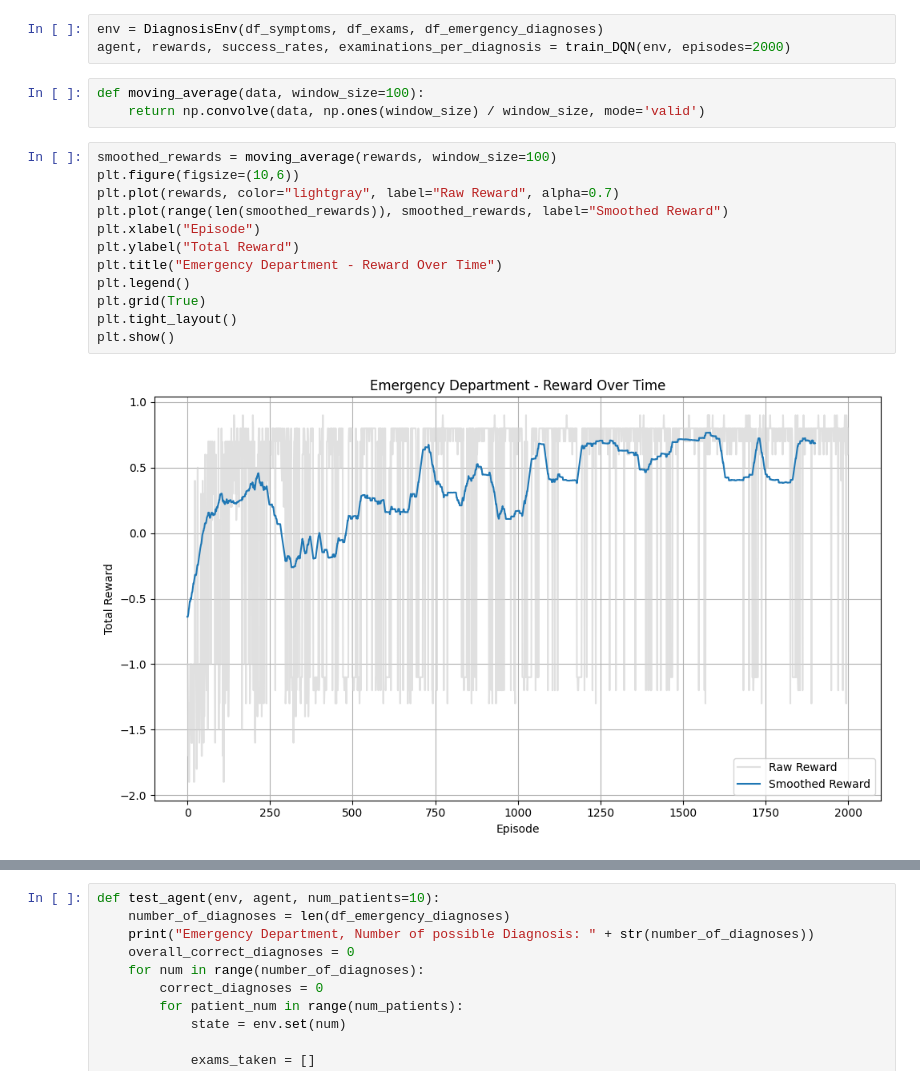
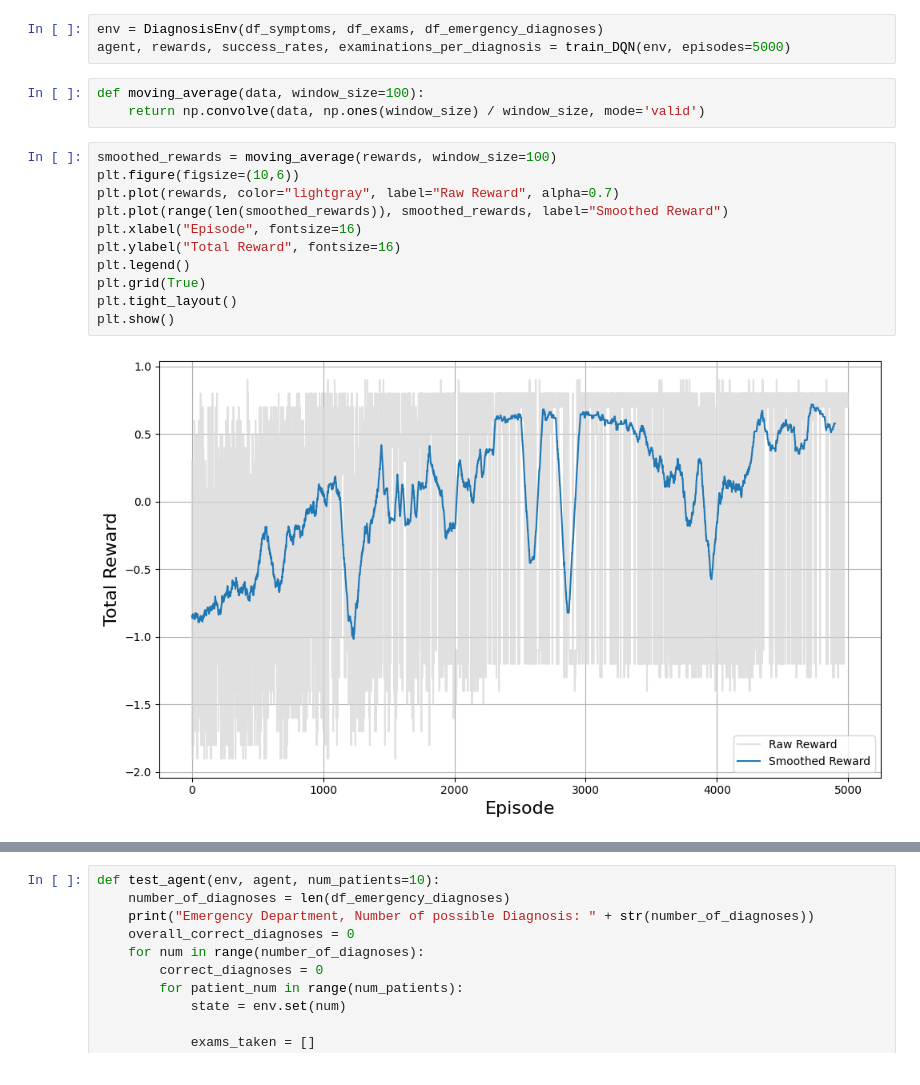
Before and after one commit to jeremy-piperni/RL-Project-Hospital, a Jupyter notebook: Code/Emergency_Dep_main.ipynb, the cells around one changed output, grey strips where cells are left out. Cells and saved outputs as stored; diff of their text form.

```diff
--- a/Code/Emergency_Dep_main.ipynb
+++ b/Code/Emergency_Dep_main.ipynb
@@ -15,24 +15,23 @@ df_exams = pd.read_csv("Data/Examinations.csv")
 df_emergency_diagnoses = pd.read_csv("Data/Emergency_Diagnosis.csv")
 # %%
 env = DiagnosisEnv(df_symptoms, df_exams, df_emergency_diagnoses)
-agent, rewards, success_rates, examinations_per_diagnosis = train_DQN(env, episodes=2000)
+agent, rewards, success_rates, examinations_per_diagnosis = train_DQN(env, episodes=5000)
 # %%
 def moving_average(data, window_size=100):
     return np.convolve(data, np.ones(window_size) / window_size, mode='valid')
 # %%
 smoothed_rewards = moving_average(rewards, window_size=100)
 plt.figure(figsize=(10,6))
 plt.plot(rewards, color="lightgray", label="Raw Reward", alpha=0.7)
 plt.plot(range(len(smoothed_rewards)), smoothed_rewards, label="Smoothed Reward")
-plt.xlabel("Episode")
-plt.ylabel("Total Reward")
-plt.title("Emergency Department - Reward Over Time")
+plt.xlabel("Episode", fontsize=16)
+plt.ylabel("Total Reward", fontsize=16)
 plt.legend()
 plt.grid(True)
 plt.tight_layout()
 plt.show()
 # %% [output]
-[figure, old version]
+[figure, new version]
 # %%
 plt.figure(figsize=(10,6))
 plt.plot(success_rates, alpha=0.7)
```
Also changed, not shown: parts of 6 cells of this notebook, 17 other files.
